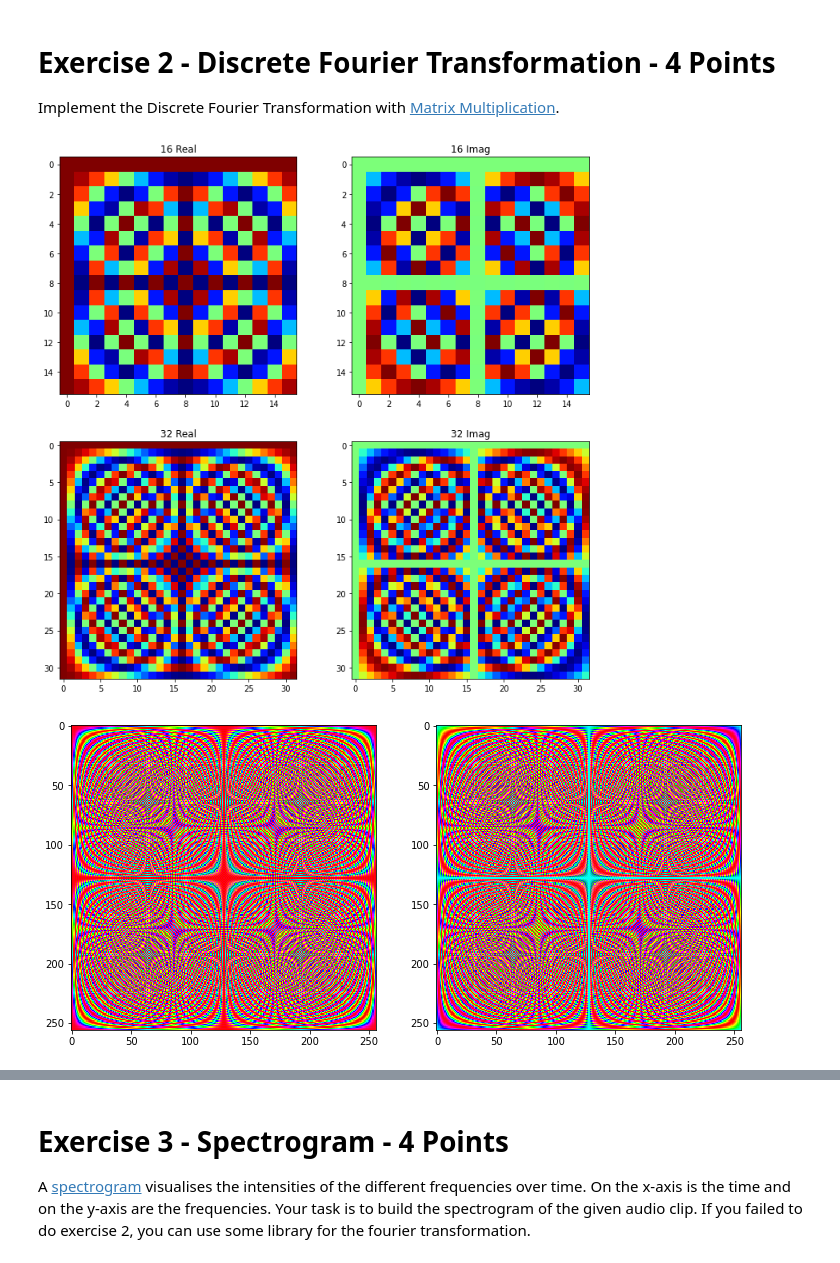
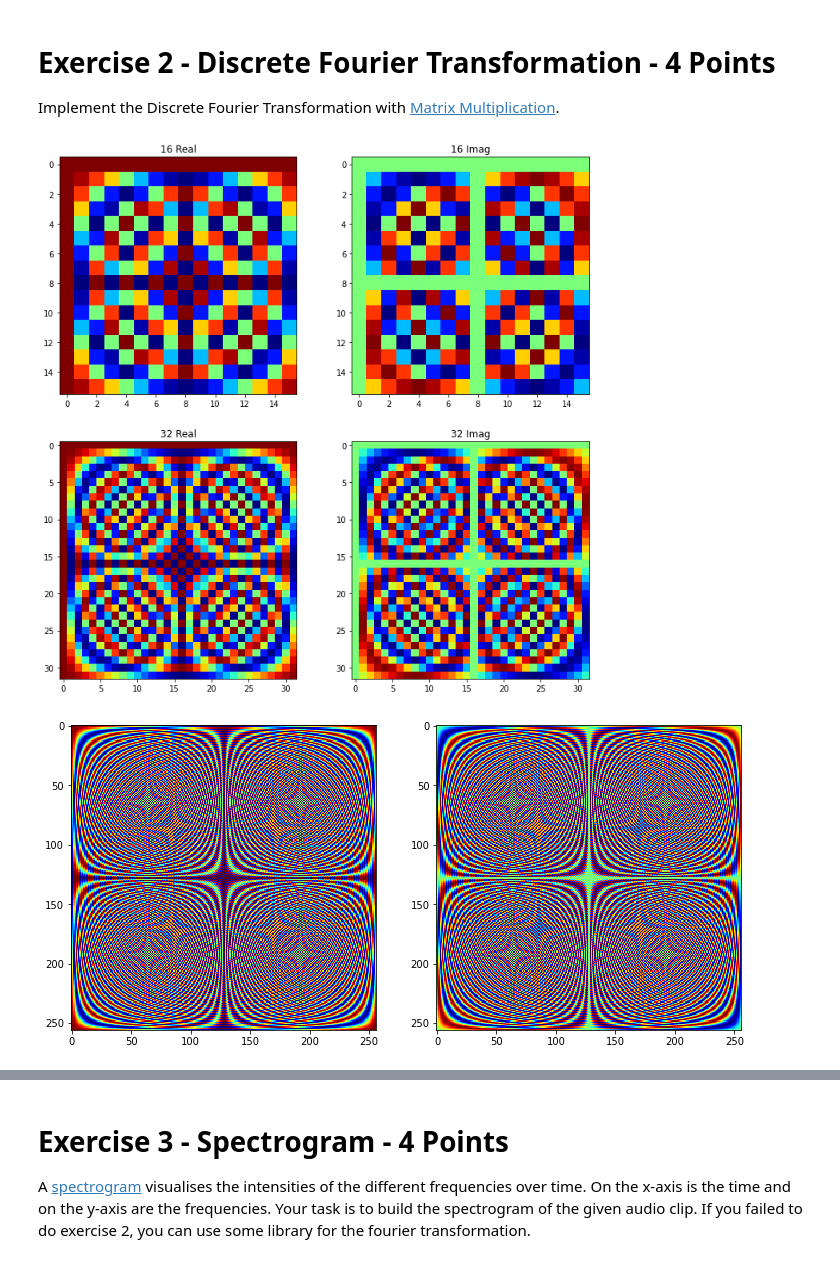
Before and after one commit to oleksa-oleksa/Image_Processing_SS2020_FU_Berlin, a Jupyter notebook: assignments/06_assignment.ipynb, the cells around one changed output, grey strips where cells are left out. Drawn from its saved outputs; the diff is of its cells as text; code cells hidden in the pictures.

Commit message:
jet cmap set for plotting

```diff
--- a/assignments/06_assignment.ipynb
+++ b/assignments/06_assignment.ipynb
@@ -148,34 +148,34 @@ dft_16 = dft_matrix(16)
 # sublot with 2 rows and 2 columns
 # https://matplotlib.org/3.1.0/tutorials/colors/colormaps.html
 plt.subplot(221).set_title("16 Real")
 plt.imshow(dft_16.real, cmap='jet', interpolation='nearest')
 plt.subplot(222).set_title("16 Imag")
 plt.imshow(dft_16.imag, cmap='jet', interpolation='nearest')
 
 dft_32 = dft_matrix(32)
 
 plt.subplot(223).set_title("32 Real")
 plt.imshow(dft_32.real, cmap='jet', interpolation='nearest')
 plt.subplot(224).set_title("32 Imag")
 plt.imshow(dft_32.imag, cmap='jet', interpolation='nearest')
 plt.show()
 
 #------------
 dft_256 = dft_matrix(256)
 
 plt.subplot(121)
 plt.imshow(dft_256.real, cmap='jet', interpolation='nearest')
 plt.subplot(122)
-plt.imshow(dft_256.imag, cmap='hsv', interpolation='nearest')
+plt.imshow(dft_256.imag, cmap='jet', interpolation='nearest')
 plt.show()
 
 dft_512 = dft_matrix(512)
 
 plt.subplot(121)
-plt.imshow(dft_512.real, cmap='gist_rainbow', interpolation='nearest')
+plt.imshow(dft_512.real, cmap='jet', interpolation='nearest')
 plt.subplot(122)
-plt.imshow(dft_512.imag, cmap='gist_rainbow', interpolation='nearest')
+plt.imshow(dft_512.imag, cmap='jet', interpolation='nearest')
 plt.show()
 # %% [output]
 [figure]
-[figure, old version]
+[figure, new version]
```
Also changed, not shown: parts of 1 cell of this notebook.
